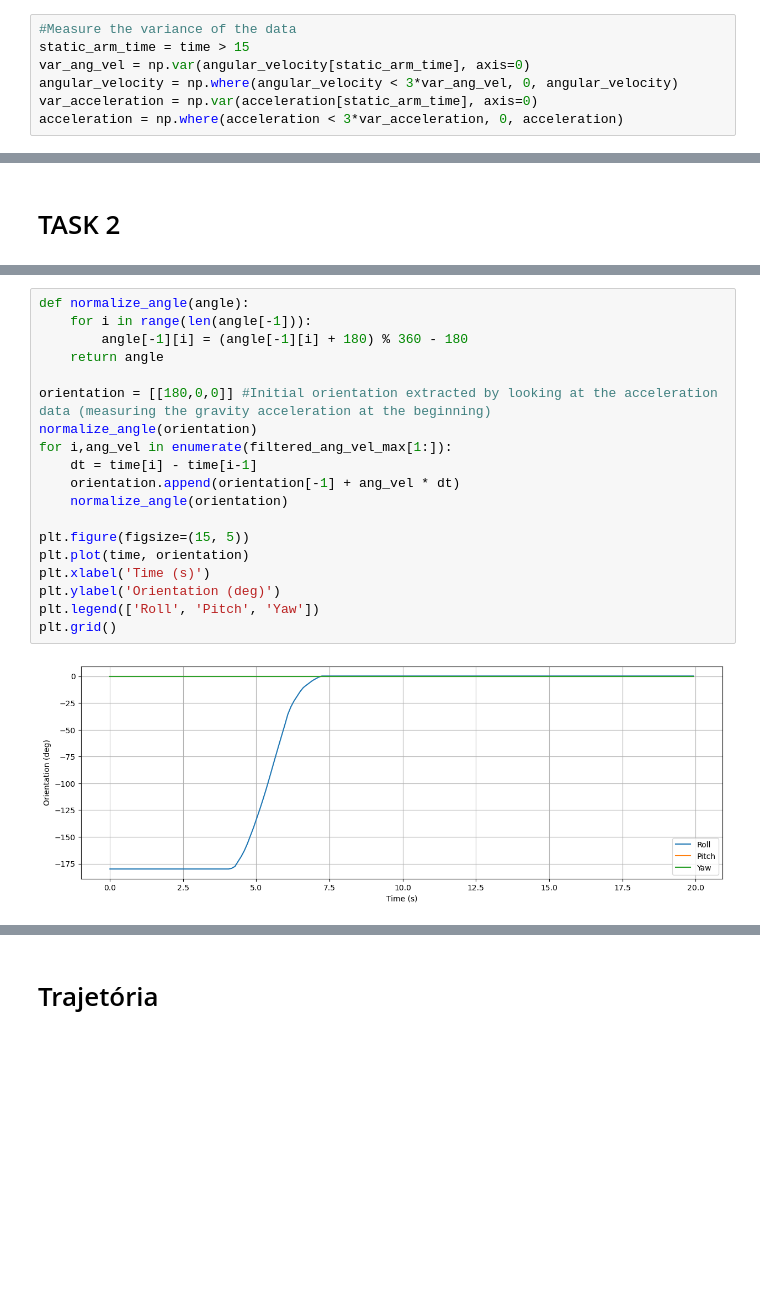
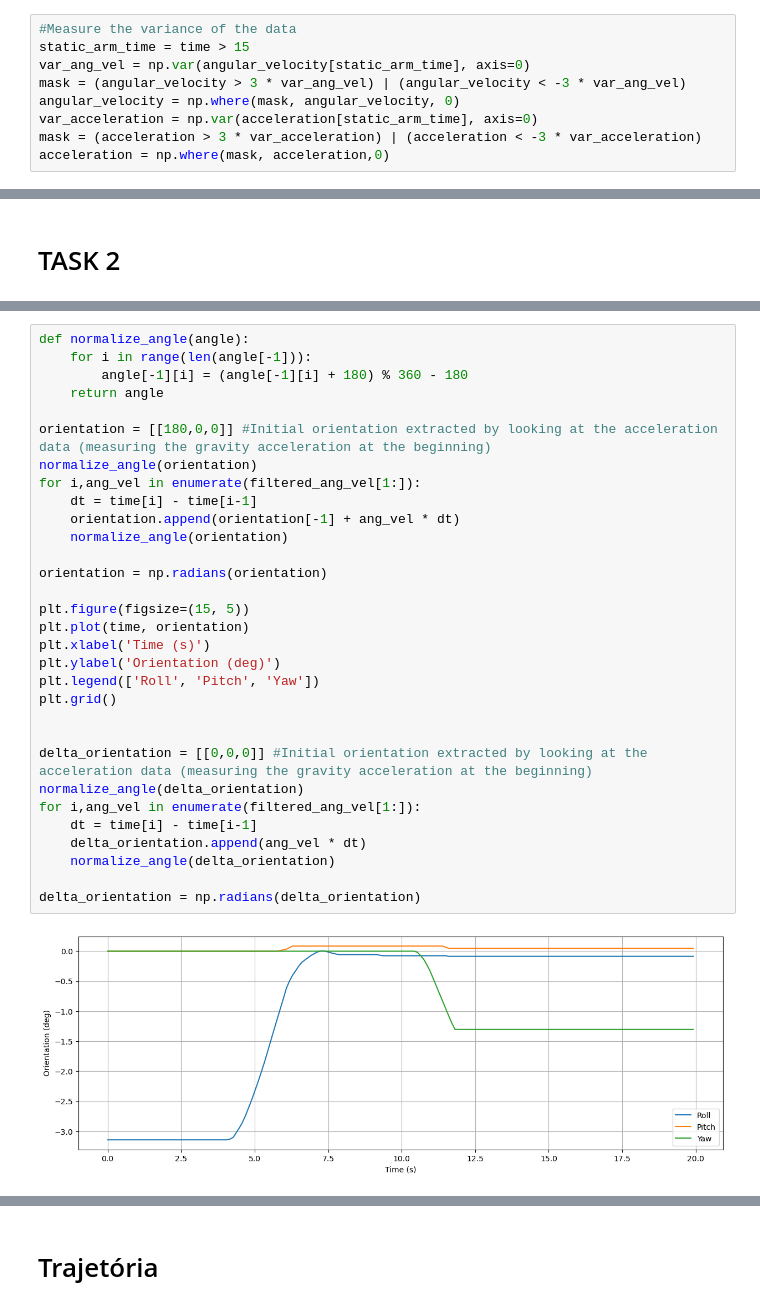
Before and after one commit to RodsCoimbra/IST-ROBO, a Jupyter notebook: task1.ipynb, the cells around one changed output, grey strips where cells are left out. Drawn from its saved outputs; the diff is of its cells as text; blank space fills up the shorter version.

```diff
--- a/task1.ipynb
+++ b/task1.ipynb
@@ -42,9 +42,11 @@ plt.show()
 #Measure the variance of the data
 static_arm_time = time > 15
 var_ang_vel = np.var(angular_velocity[static_arm_time], axis=0)
-angular_velocity = np.where(angular_velocity < 3*var_ang_vel, 0, angular_velocity)
+mask = (angular_velocity > 3 * var_ang_vel) | (angular_velocity < -3 * var_ang_vel)
+angular_velocity = np.where(mask, angular_velocity, 0)
 var_acceleration = np.var(acceleration[static_arm_time], axis=0)
-acceleration = np.where(acceleration < 3*var_acceleration, 0, acceleration)
+mask = (acceleration > 3 * var_acceleration) | (acceleration < -3 * var_acceleration)
+acceleration = np.where(mask, acceleration,0)
 # %%
 plt.figure(figsize=(15, 10))
 plt.subplot(2, 1, 1)
@@ -172,21 +156,33 @@ plt.show()
 # %%
 def normalize_angle(angle):
     for i in range(len(angle[-1])):
         angle[-1][i] = (angle[-1][i] + 180) % 360 - 180
     return angle
 
 orientation = [[180,0,0]] #Initial orientation extracted by looking at the acceleration data (measuring the gravity acceleration at the beginning)
 normalize_angle(orientation)
-for i,ang_vel in enumerate(filtered_ang_vel_max[1:]):
+for i,ang_vel in enumerate(filtered_ang_vel[1:]):
     dt = time[i] - time[i-1]
     orientation.append(orientation[-1] + ang_vel * dt)
     normalize_angle(orientation)
+
+orientation = np.radians(orientation)
 
 plt.figure(figsize=(15, 5))
 plt.plot(time, orientation)
 plt.xlabel('Time (s)')
 plt.ylabel('Orientation (deg)')
 plt.legend(['Roll', 'Pitch', 'Yaw'])
 plt.grid()
+
+
+delta_orientation = [[0,0,0]] #Initial orientation extracted by looking at the acceleration data (measuring the gravity acceleration at the beginning)
+normalize_angle(delta_orientation)
+for i,ang_vel in enumerate(filtered_ang_vel[1:]):
+    dt = time[i] - time[i-1]
+    delta_orientation.append(ang_vel * dt)
+    normalize_angle(delta_orientation)
+
+delta_orientation = np.radians(delta_orientation)
 # %% [output]
-[figure, old version]
+[figure, new version]
```
Also changed, not shown: parts of 11 cells of this notebook.
